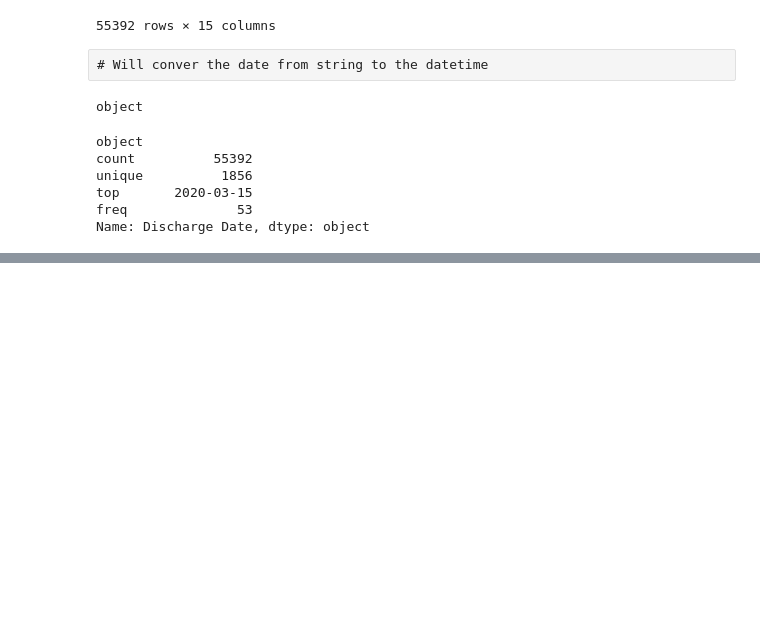
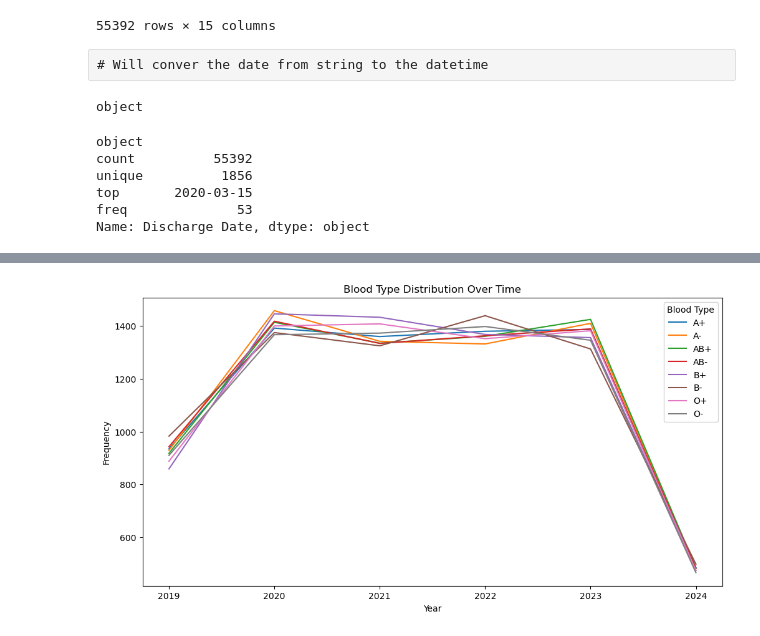
Before and after one commit to Yashshah0502/HealtchCare_Analysis, a Jupyter notebook: Data.ipynb, the cells around one changed output, grey strips where cells are left out. Drawn from its saved outputs; the diff is of its cells as text; code cells hidden in the pictures; blank space fills up the shorter version.

```diff
--- a/Data.ipynb
+++ b/Data.ipynb
@@ -340,0 +289,11 @@ Name: Blood Type, dtype: int64
+# %%
+# Example assuming there is a 'Date' column
+df['Year'] = pd.to_datetime(df['Date of Admission']).dt.year
+blood_by_year = df.groupby(['Year', 'Blood Type']).size().unstack()
+
+blood_by_year.plot(kind='line', figsize=(12, 6))
+plt.title('Blood Type Distribution Over Time')
+plt.ylabel('Frequency')
+plt.show()
+# %% [output]
+[figure, added]
```
Also changed, not shown: parts of 35 cells of this notebook.
